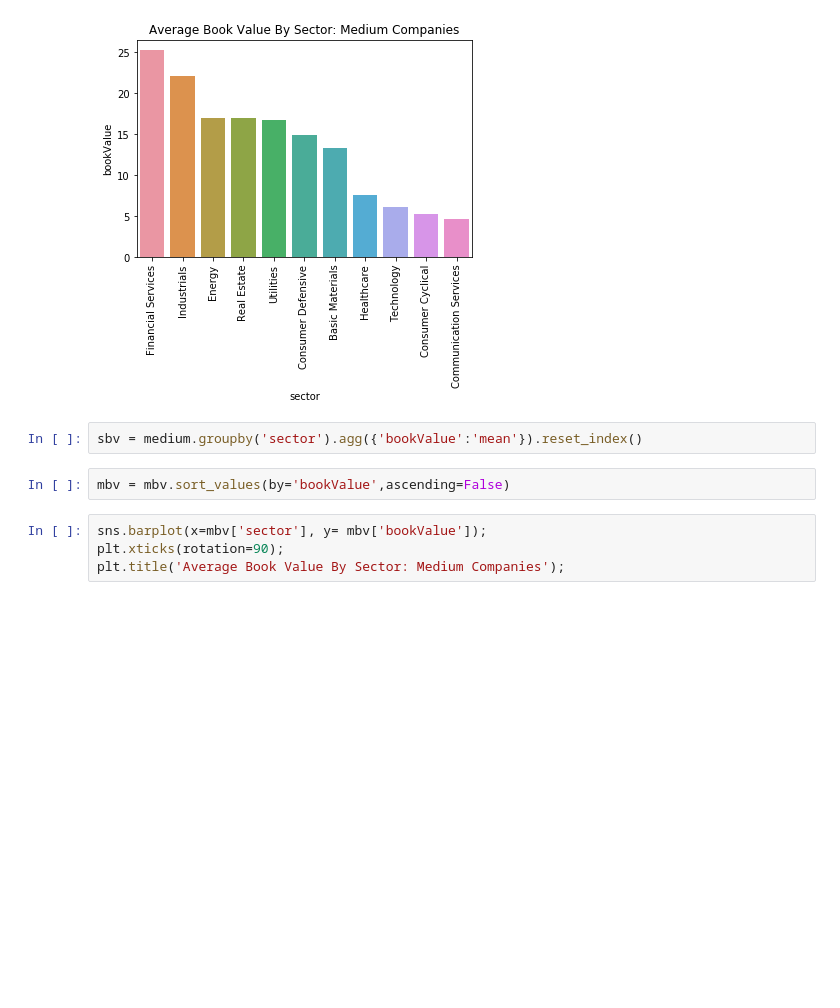
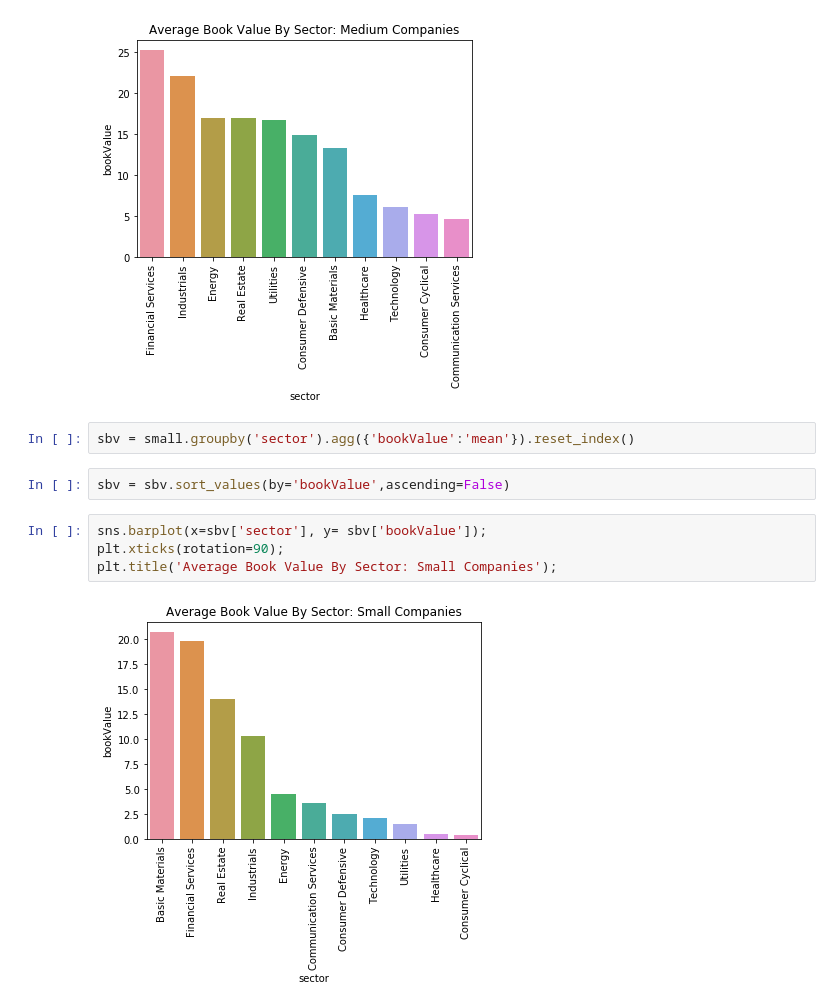
Before and after one commit to ipatel467/Stock-Market-Analysis, a Jupyter notebook: StocksP2.ipynb, the cells around one changed output. Drawn from its saved outputs; the diff is of its cells as text; blank space fills up the shorter version.

```diff
--- a/StocksP2.ipynb
+++ b/StocksP2.ipynb
@@ -520,10 +490,12 @@ plt.title('Average Book Value By Sector: Medium Companies');
 # %% [output]
 [figure]
 # %%
-sbv = medium.groupby('sector').agg({'bookValue':'mean'}).reset_index()
+sbv = small.groupby('sector').agg({'bookValue':'mean'}).reset_index()
 # %%
-mbv = mbv.sort_values(by='bookValue',ascending=False)
+sbv = sbv.sort_values(by='bookValue',ascending=False)
 # %%
-sns.barplot(x=mbv['sector'], y= mbv['bookValue']);
+sns.barplot(x=sbv['sector'], y= sbv['bookValue']);
 plt.xticks(rotation=90);
-plt.title('Average Book Value By Sector: Medium Companies');
+plt.title('Average Book Value By Sector: Small Companies');
+# %% [output]
+[figure, added]
```
Also changed, not shown: parts of 19 cells of this notebook.
